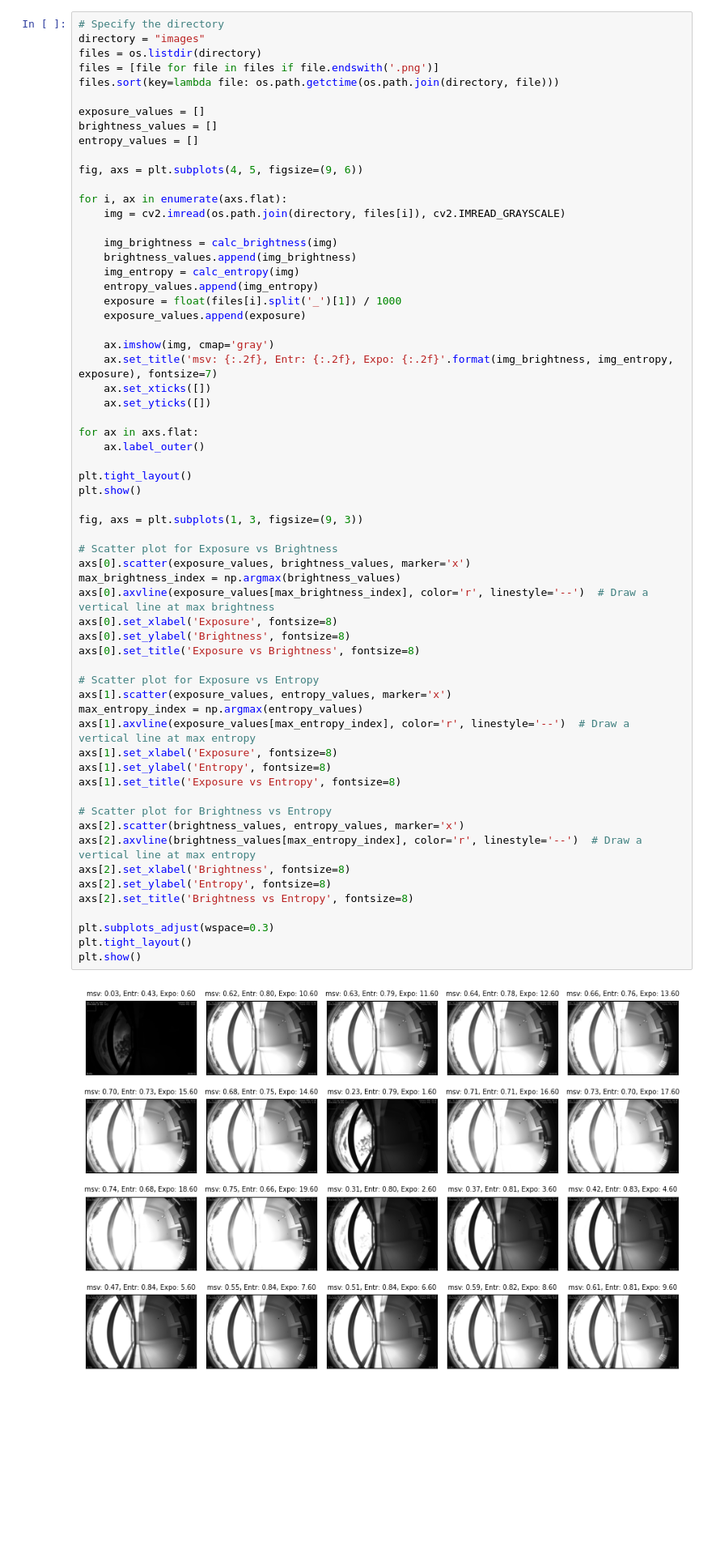
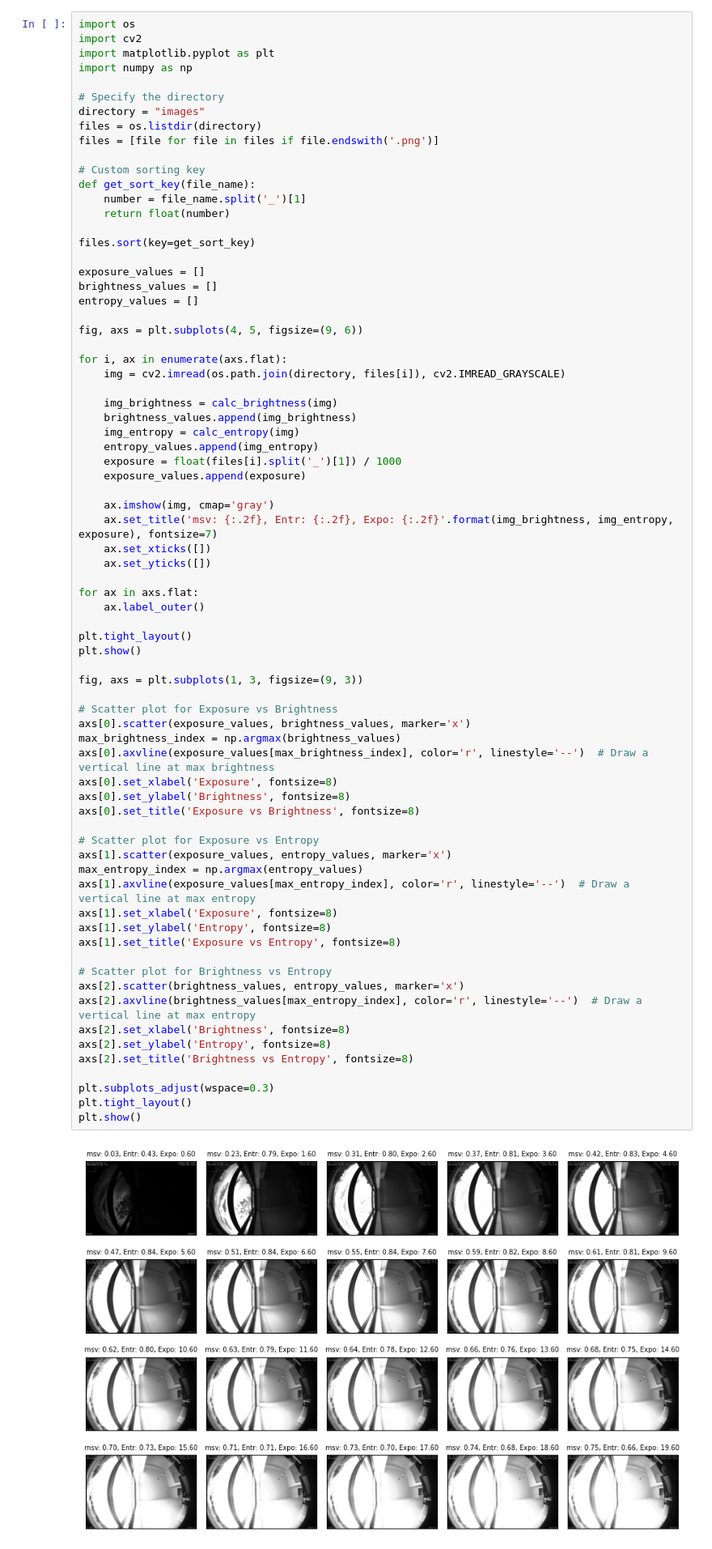
Before and after one commit to jdmaudio/ae-entropy, a Jupyter notebook: entropy.ipynb, the cells around one changed output. Shown at 81% size. Drawn from its saved outputs; the diff is of its cells as text; blank space fills up the shorter version.

Commit message:
image sorting correction

```diff
--- a/entropy.ipynb
+++ b/entropy.ipynb
@@ -76,11 +76,22 @@ One idea is to try and guide the auto exposure algorithm towards this max peak f
 
 However, the relationship between entropy and exposure isn't straightforward! The target value for entropy should ideally be the value that corresponds to this peak but it's difficult to predict this value in advance since it can change based on the scene content and lighting conditions.
 # %%
+import os
+import cv2
+import matplotlib.pyplot as plt
+import numpy as np
+
 # Specify the directory
 directory = "images"
 files = os.listdir(directory)
 files = [file for file in files if file.endswith('.png')]
-files.sort(key=lambda file: os.path.getctime(os.path.join(directory, file)))
+
+# Custom sorting key
+def get_sort_key(file_name):
+    number = file_name.split('_')[1]
+    return float(number)
+
+files.sort(key=get_sort_key)
 
 exposure_values = []
 brightness_values = []
@@ -111,34 +122,34 @@ plt.show()
 
 fig, axs = plt.subplots(1, 3, figsize=(9, 3))
 
 # Scatter plot for Exposure vs Brightness
 axs[0].scatter(exposure_values, brightness_values, marker='x')
 max_brightness_index = np.argmax(brightness_values)
 axs[0].axvline(exposure_values[max_brightness_index], color='r', linestyle='--')  # Draw a vertical line at max brightness
 axs[0].set_xlabel('Exposure', fontsize=8)
 axs[0].set_ylabel('Brightness', fontsize=8)
 axs[0].set_title('Exposure vs Brightness', fontsize=8)
 
 # Scatter plot for Exposure vs Entropy
 axs[1].scatter(exposure_values, entropy_values, marker='x')
 max_entropy_index = np.argmax(entropy_values)
 axs[1].axvline(exposure_values[max_entropy_index], color='r', linestyle='--')  # Draw a vertical line at max entropy
 axs[1].set_xlabel('Exposure', fontsize=8)
 axs[1].set_ylabel('Entropy', fontsize=8)
 axs[1].set_title('Exposure vs Entropy', fontsize=8)
 
 # Scatter plot for Brightness vs Entropy
 axs[2].scatter(brightness_values, entropy_values, marker='x')
 axs[2].axvline(brightness_values[max_entropy_index], color='r', linestyle='--')  # Draw a vertical line at max entropy
 axs[2].set_xlabel('Brightness', fontsize=8)
 axs[2].set_ylabel('Entropy', fontsize=8)
 axs[2].set_title('Brightness vs Entropy', fontsize=8)
 
 plt.subplots_adjust(wspace=0.3)
 plt.tight_layout()
 plt.show()
 # %% [output]
-[figure, old version]
+[figure, new version]
 [figure]
 # %% [markdown]
 ### Conclusions
```
Also changed, not shown: parts of 1 cell of this notebook.
